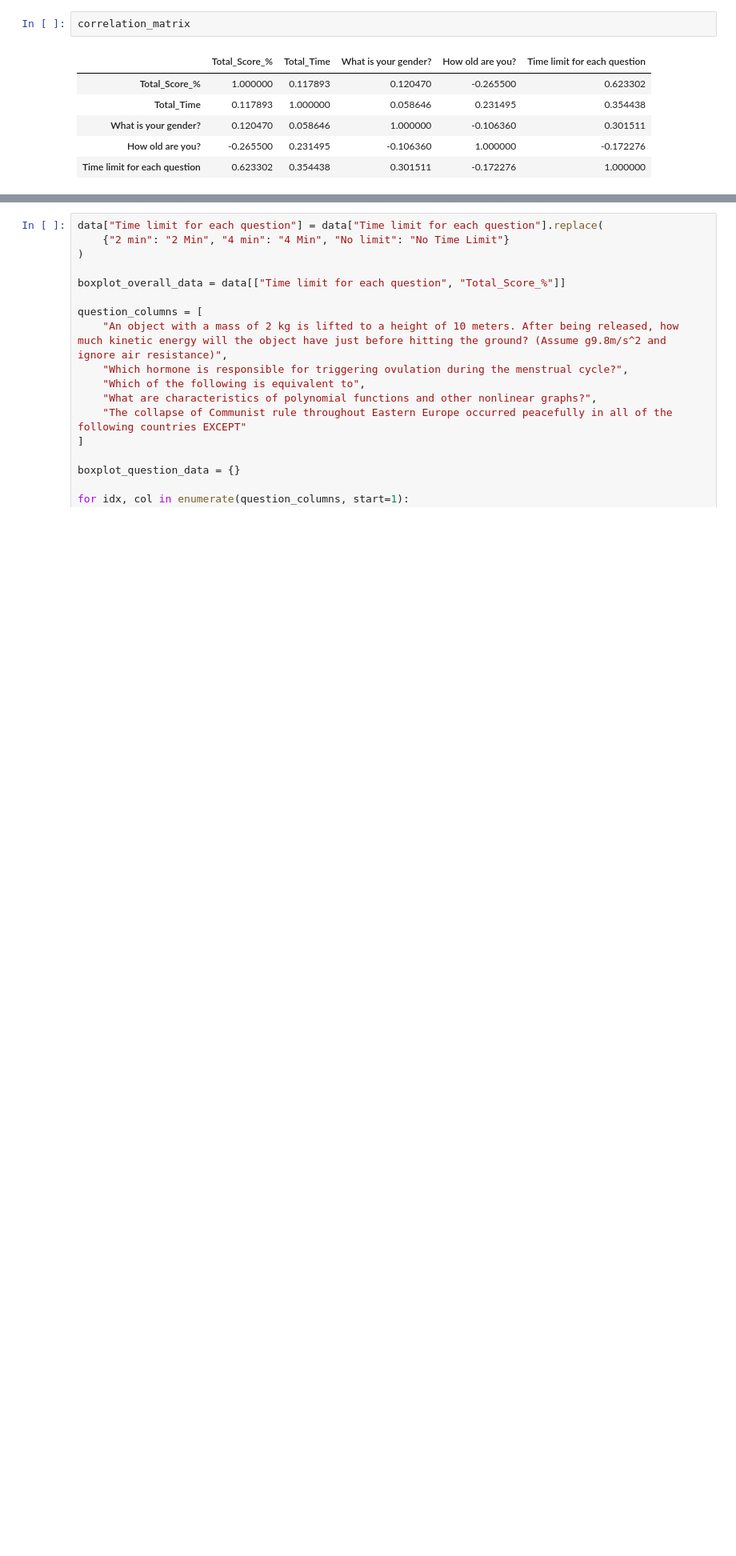
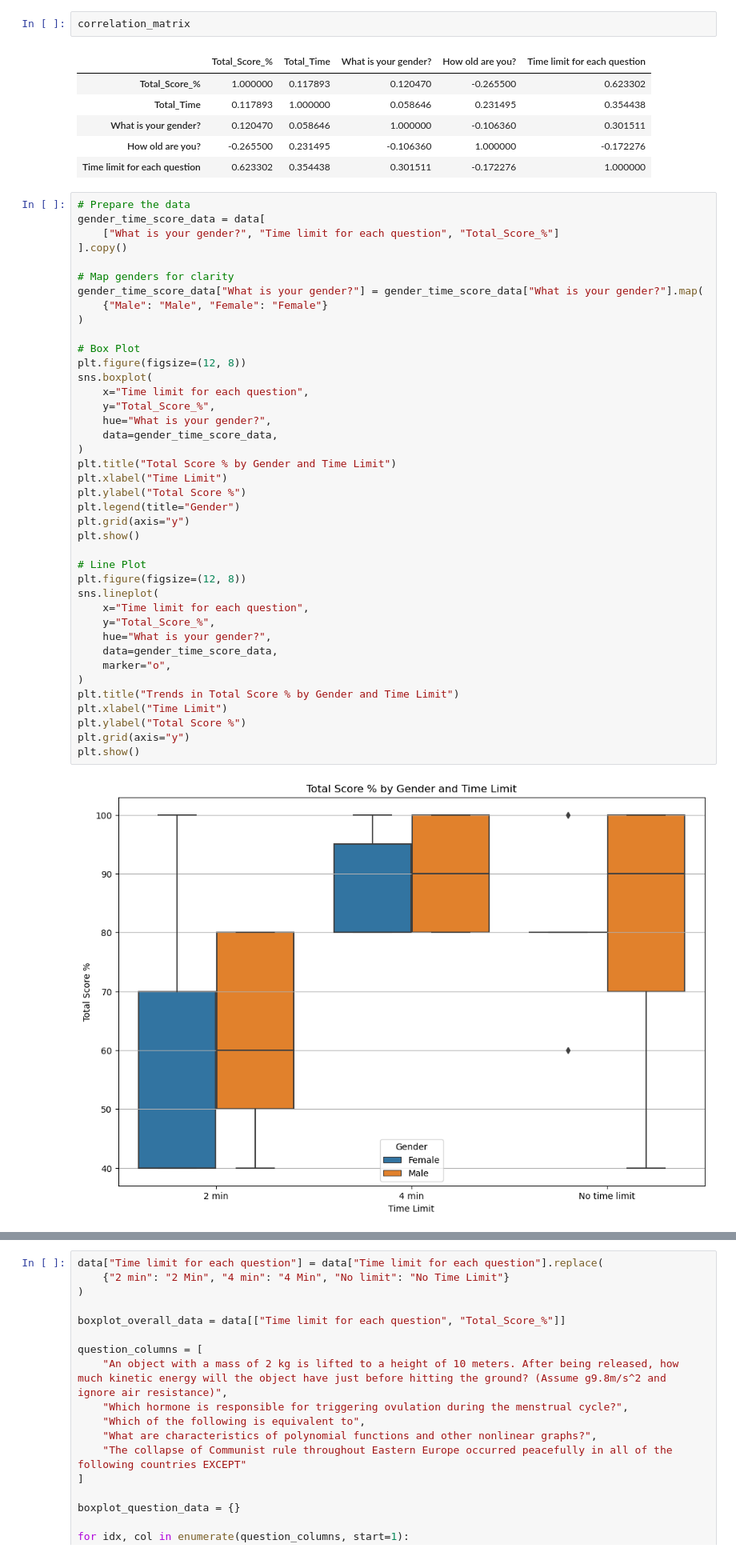
Before and after one commit to ClairNorah/ExperimentInCognitiveScience, a Jupyter notebook: analysis.ipynb, the cells around one changed output, grey strips where cells are left out. Shown at 80% size. Saved outputs shown, nothing was run; the diff lists cells and outputs as text; blank space fills up the shorter version.

Commit message:
Added gender analysis

```diff
--- a/analysis.ipynb
+++ b/analysis.ipynb
@@ -183,3 +183,45 @@ correlation_matrix
 | What is your gender? | 0.120470 | 0.058646 | 1.000000 | -0.106360 | 0.301511 |
 | How old are you? | -0.265500 | 0.231495 | -0.106360 | 1.000000 | -0.172276 |
 | Time limit for each question | 0.623302 | 0.354438 | 0.301511 | -0.172276 | 1.000000 |
+# %%
+# Prepare the data
+gender_time_score_data = data[
+    ["What is your gender?", "Time limit for each question", "Total_Score_%"]
+].copy()
+
+# Map genders for clarity
+gender_time_score_data["What is your gender?"] = gender_time_score_data["What is your gender?"].map(
+    {"Male": "Male", "Female": "Female"}
+)
+
+# Box Plot
+plt.figure(figsize=(12, 8))
+sns.boxplot(
+    x="Time limit for each question",
+    y="Total_Score_%",
+    hue="What is your gender?",
+    data=gender_time_score_data,
+)
+plt.title("Total Score % by Gender and Time Limit")
+plt.xlabel("Time Limit")
+plt.ylabel("Total Score %")
+plt.legend(title="Gender")
+plt.grid(axis="y")
+plt.show()
+
+# Line Plot
+plt.figure(figsize=(12, 8))
+sns.lineplot(
+    x="Time limit for each question",
+    y="Total_Score_%",
+    hue="What is your gender?",
+    data=gender_time_score_data,
+    marker="o",
+)
+plt.title("Trends in Total Score % by Gender and Time Limit")
+plt.xlabel("Time Limit")
+plt.ylabel("Total Score %")
+plt.grid(axis="y")
+plt.show()
+# %% [output]
+[figure, added]
```
Also changed, not shown: parts of 4 cells of this notebook, 1 other file.
